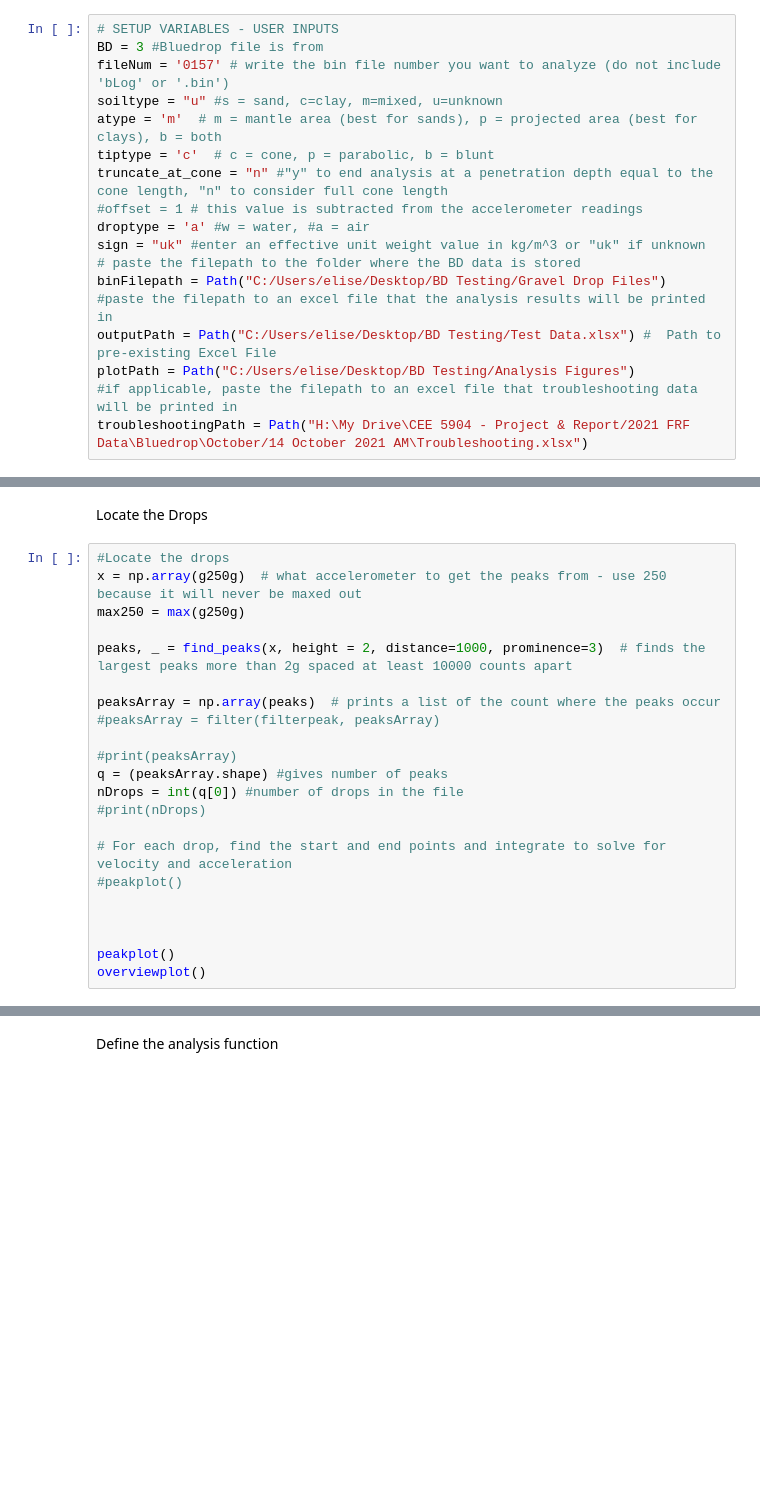
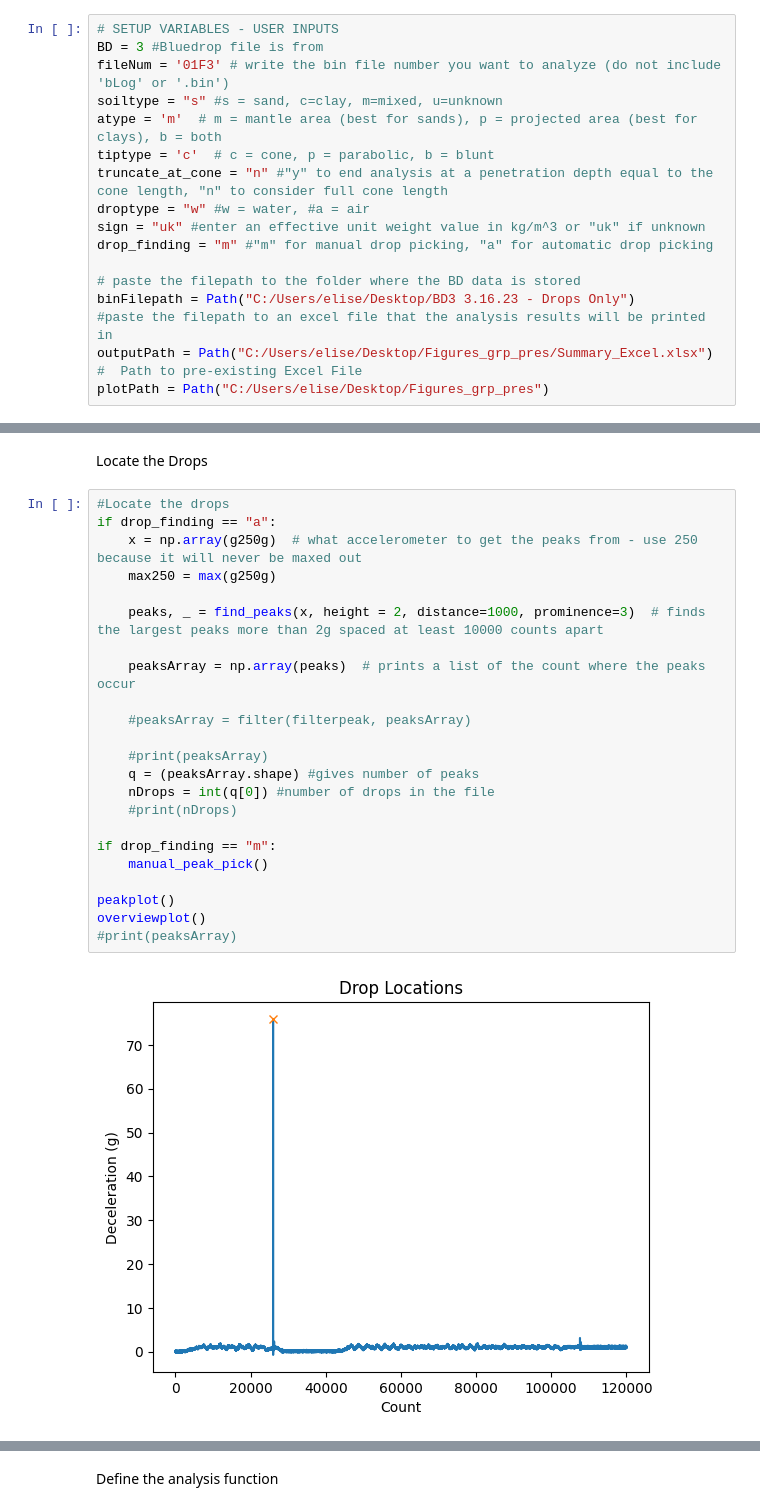
Before and after one commit to eghummel/BD-Code-Development, a Jupyter notebook: BD code v8.ipynb, the cells around one changed output, grey strips where cells are left out. Cells and saved outputs as stored; diff of their text form; blank space fills up the shorter version.

```diff
--- a/BD code v8.ipynb
+++ b/BD code v8.ipynb
@@ -24,18 +68,17 @@ User Inputs
 # %%
 # SETUP VARIABLES - USER INPUTS
 BD = 3 #Bluedrop file is from
-fileNum = '0157' # write the bin file number you want to analyze (do not include 'bLog' or '.bin')
-soiltype = "u" #s = sand, c=clay, m=mixed, u=unknown
+fileNum = '01F3' # write the bin file number you want to analyze (do not include 'bLog' or '.bin')
+soiltype = "s" #s = sand, c=clay, m=mixed, u=unknown
 atype = 'm'  # m = mantle area (best for sands), p = projected area (best for clays), b = both
 tiptype = 'c'  # c = cone, p = parabolic, b = blunt
 truncate_at_cone = "n" #"y" to end analysis at a penetration depth equal to the cone length, "n" to consider full cone length
-#offset = 1 # this value is subtracted from the accelerometer readings
-droptype = 'a' #w = water, #a = air
+droptype = "w" #w = water, #a = air
 sign = "uk" #enter an effective unit weight value in kg/m^3 or "uk" if unknown
+drop_finding = "m" #"m" for manual drop picking, "a" for automatic drop picking
+
 # paste the filepath to the folder where the BD data is stored
-binFilepath = Path("C:/Users/elise/Desktop/BD Testing/Gravel Drop Files")
+binFilepath = Path("C:/Users/elise/Desktop/BD3 3.16.23 - Drops Only")
 #paste the filepath to an excel file that the analysis results will be printed in
-outputPath = Path("C:/Users/elise/Desktop/BD Testing/Test Data.xlsx") #  Path to pre-existing Excel File
-plotPath = Path("C:/Users/elise/Desktop/BD Testing/Analysis Figures")
-#if applicable, paste the filepath to an excel file that troubleshooting data will be printed in
-troubleshootingPath = Path("H:\My Drive\CEE 5904 - Project & Report/2021 FRF Data\Bluedrop\October/14 October 2021 AM\Troubleshooting.xlsx")
+outputPath = Path("C:/Users/elise/Desktop/Figures_grp_pres/Summary_Excel.xlsx") #  Path to pre-existing Excel File
+plotPath = Path("C:/Users/elise/Desktop/Figures_grp_pres")
@@ -801,23 +945,26 @@ dfCal['Y55g (m/s^2)'] = dfCal['Y55g (m/s^2)'] * 9.80665
 Locate the Drops
 # %%
 #Locate the drops
-x = np.array(g250g)  # what accelerometer to get the peaks from - use 250 because it will never be maxed out
-max250 = max(g250g)
+if drop_finding == "a":
+    x = np.array(g250g)  # what accelerometer to get the peaks from - use 250 because it will never be maxed out
+    max250 = max(g250g)
 
-peaks, _ = find_peaks(x, height = 2, distance=1000, prominence=3)  # finds the largest peaks more than 2g spaced at least 10000 counts apart
+    peaks, _ = find_peaks(x, height = 2, distance=1000, prominence=3)  # finds the largest peaks more than 2g spaced at least 10000 counts apart
 
-peaksArray = np.array(peaks)  # prints a list of the count where the peaks occur
-#peaksArray = filter(filterpeak, peaksArray)
+    peaksArray = np.array(peaks)  # prints a list of the count where the peaks occur
 
-#print(peaksArray)
-q = (peaksArray.shape) #gives number of peaks
-nDrops = int(q[0]) #number of drops in the file
-#print(nDrops)
+    #peaksArray = filter(filterpeak, peaksArray)
 
-# For each drop, find the start and end points and integrate to solve for velocity and acceleration
-#peakplot()
+    #print(peaksArray)
+    q = (peaksArray.shape) #gives number of peaks
+    nDrops = int(q[0]) #number of drops in the file
+    #print(nDrops)
 
-
+if drop_finding == "m":
+    manual_peak_pick()
 
 peakplot()
 overviewplot()
+#print(peaksArray)
+# %% [output]
+[figure, added]
```
Also changed, not shown: parts of 26 cells of this notebook.
